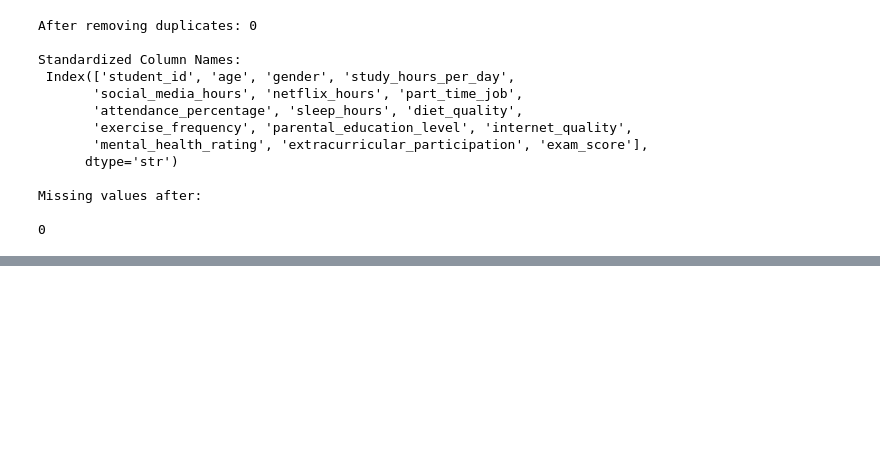
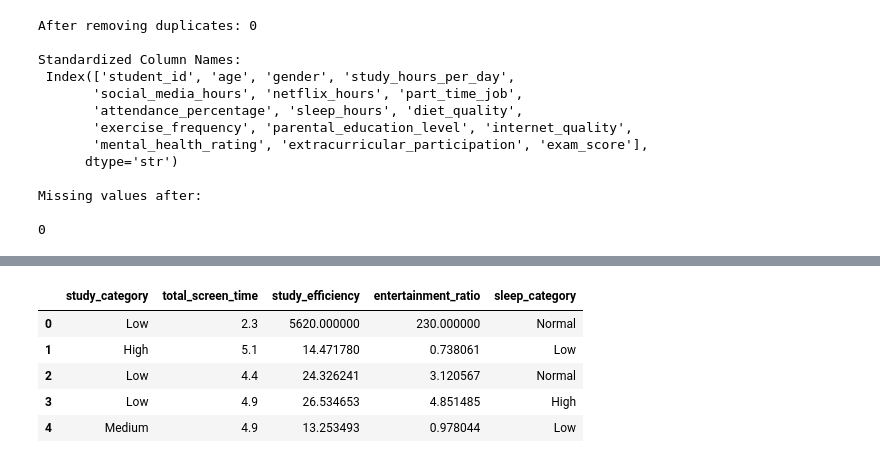
Before and after one commit to DiamondHalder/Student_Performance_Analysis, a Jupyter notebook: Student_Performance_Analysis.ipynb, the cells around one changed output, grey strips where cells are left out. Cells and saved outputs as stored; diff of their text form; code cells hidden in the pictures; blank space fills up the shorter version.

```diff
--- a/Student_Performance_Analysis.ipynb
+++ b/Student_Performance_Analysis.ipynb
@@ -140,0 +210,59 @@ Missing values after:
+# %%
+# ==============================
+# 4.4 FEATURE ENGINEERING
+# ==============================
+
+
+# ------------------------------
+# 1. STUDY CATEGORY (for grouping)
+# ------------------------------
+def study_category(x):
+    if x < 2:
+        return "Low"
+    elif x <= 5:
+        return "Medium"
+    else:
+        return "High"
+
+df['study_category'] = df['study_hours_per_day'].apply(study_category)
+
+# ------------------------------
+# 2. TOTAL SCREEN TIME
+# ------------------------------
+df['total_screen_time'] = df['social_media_hours'] + df['netflix_hours']
+
+# ------------------------------
+# 3. STUDY EFFICIENCY (KEY FEATURE)
+# ------------------------------
+df['study_efficiency'] = df['exam_score'] / (df['study_hours_per_day'] + 0.01)
+
+# ------------------------------
+# 4. ENTERTAINMENT RATIO
+# ------------------------------
+df['entertainment_ratio'] = df['total_screen_time'] / (df['study_hours_per_day'] + 0.01)
+
+# ------------------------------
+# 5. SLEEP CATEGORY
+# ------------------------------
+def sleep_category(x):
+    if x < 6:
+        return "Low"
+    elif x <= 8:
+        return "Normal"
+    else:
+        return "High"
+
+df['sleep_category'] = df['sleep_hours'].apply(sleep_category)
+
+# ------------------------------
+# CHECK FEATURES
+# ------------------------------
+df[['study_category','total_screen_time','study_efficiency',
+    'entertainment_ratio','sleep_category']].head()
+# %% [output]
+|  | study_category | total_screen_time | study_efficiency | entertainment_ratio | sleep_category |
+| 0 | Low | 2.3 | 5620.000000 | 230.000000 | Normal |
+| 1 | High | 5.1 | 14.471780 | 0.738061 | Low |
+| 2 | Low | 4.4 | 24.326241 | 3.120567 | Normal |
+| 3 | Low | 4.9 | 26.534653 | 4.851485 | High |
+| 4 | Medium | 4.9 | 13.253493 | 0.978044 | Low |
```
Also changed, not shown: parts of 2 cells of this notebook, 1 other file.
